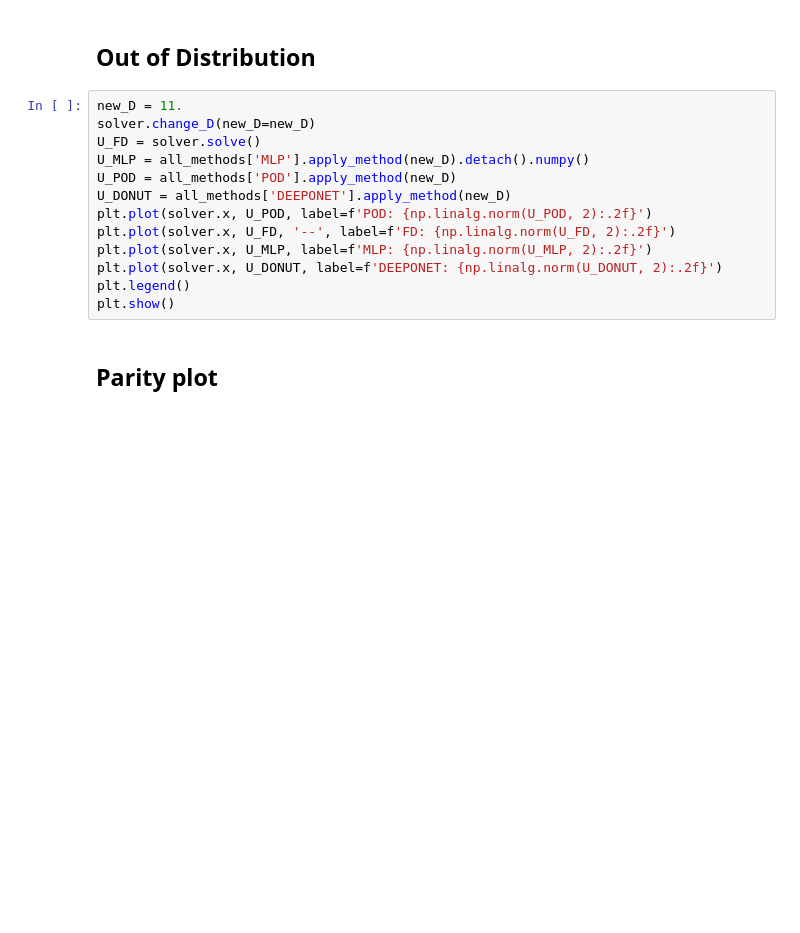
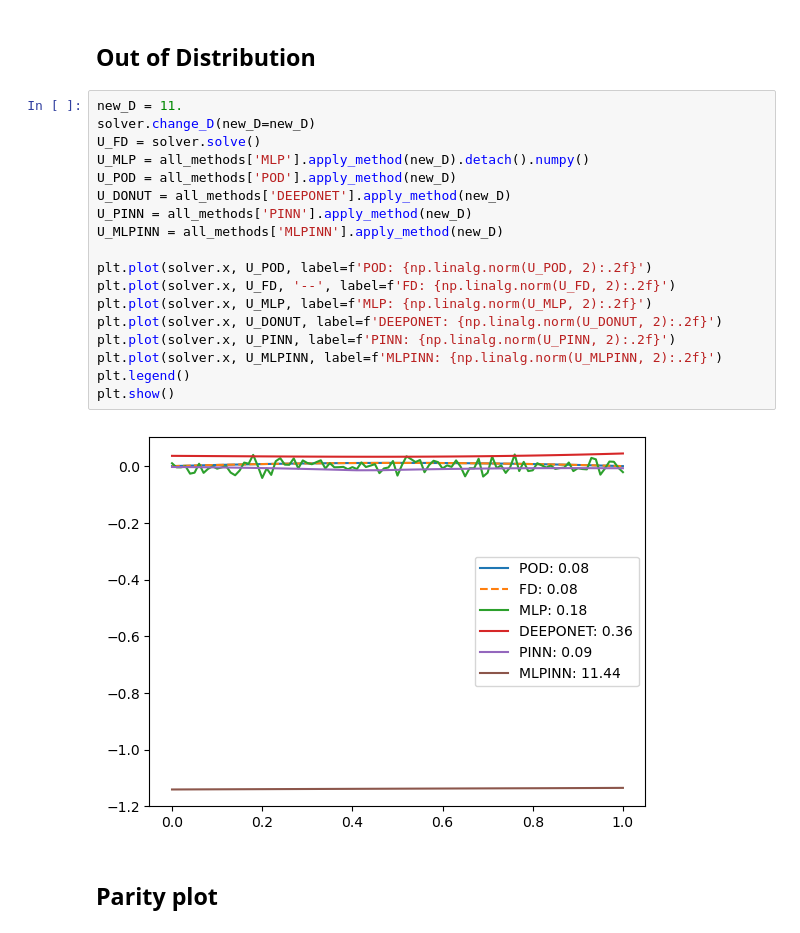
Before and after one commit to lechevaa/CEMRACS_SciML, a Jupyter notebook: notebooks/PoissonEquation/Poisson_step_1.ipynb, the cells around one changed output. Cells and saved outputs as stored; diff of their text form; blank space fills up the shorter version.

```diff
--- a/notebooks/PoissonEquation/Poisson_step_1.ipynb
+++ b/notebooks/PoissonEquation/Poisson_step_1.ipynb
@@ -190,16 +210,23 @@ plt.show()
 # %%
 new_D = 11.
 solver.change_D(new_D=new_D)
 U_FD = solver.solve()
 U_MLP = all_methods['MLP'].apply_method(new_D).detach().numpy()
 U_POD = all_methods['POD'].apply_method(new_D)
 U_DONUT = all_methods['DEEPONET'].apply_method(new_D)
+U_PINN = all_methods['PINN'].apply_method(new_D)
+U_MLPINN = all_methods['MLPINN'].apply_method(new_D)
+
 plt.plot(solver.x, U_POD, label=f'POD: {np.linalg.norm(U_POD, 2):.2f}')
 plt.plot(solver.x, U_FD, '--', label=f'FD: {np.linalg.norm(U_FD, 2):.2f}')
 plt.plot(solver.x, U_MLP, label=f'MLP: {np.linalg.norm(U_MLP, 2):.2f}')
 plt.plot(solver.x, U_DONUT, label=f'DEEPONET: {np.linalg.norm(U_DONUT, 2):.2f}')
+plt.plot(solver.x, U_PINN, label=f'PINN: {np.linalg.norm(U_PINN, 2):.2f}')
+plt.plot(solver.x, U_MLPINN, label=f'MLPINN: {np.linalg.norm(U_MLPINN, 2):.2f}')
 plt.legend()
 plt.show()
+# %% [output]
+[figure, added]
 # %% [markdown]
 ## Parity plot
 # %%
```
Also changed, not shown: parts of 10 cells of this notebook, 7 other files.
